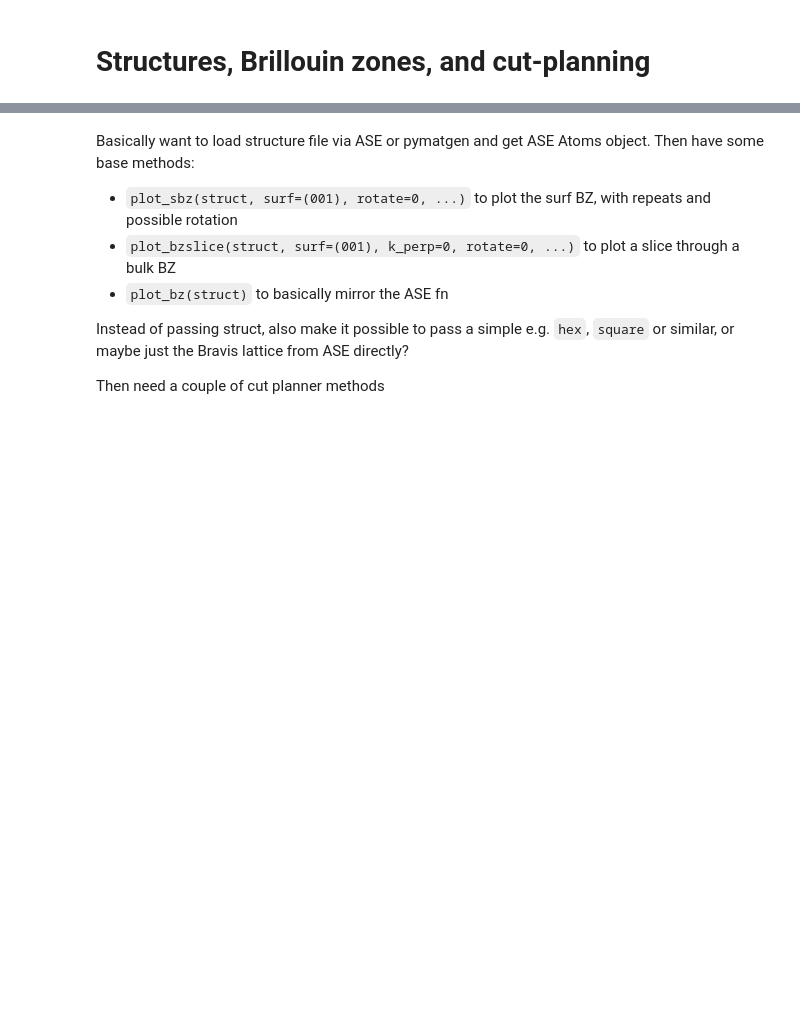
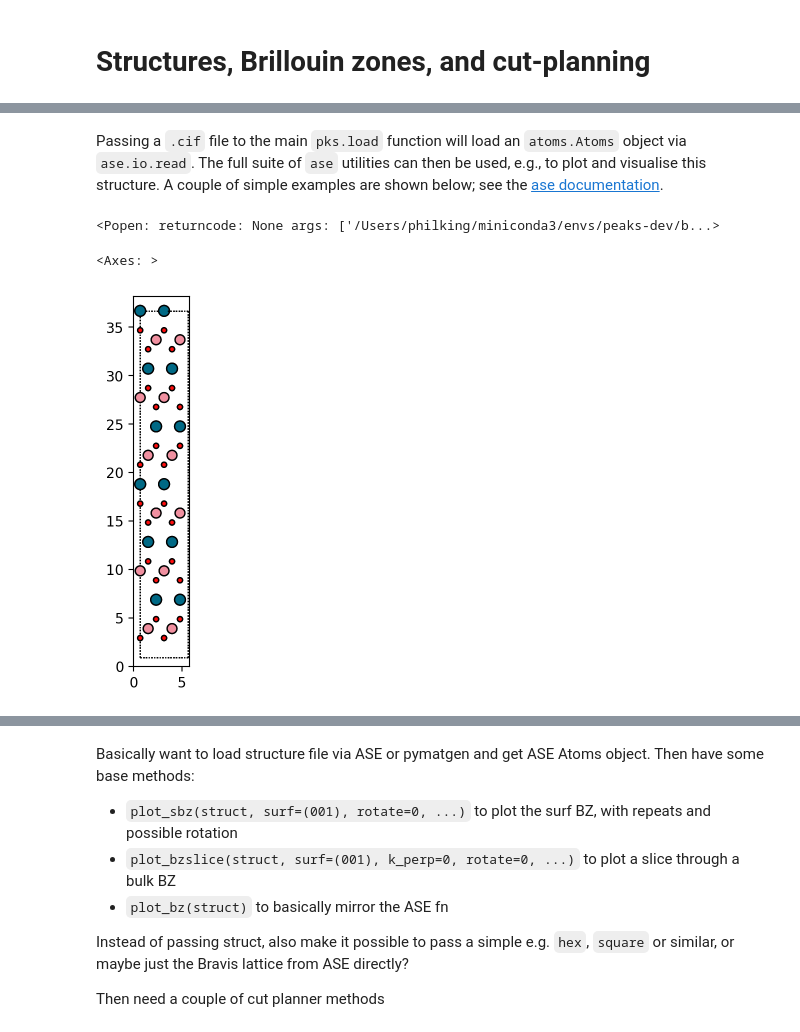
Before and after one commit to phrgab/peaks, a Jupyter notebook: tutorials/8_structure_BZs.ipynb, the cells around one changed output, grey strips where cells are left out. Drawn from its saved outputs; the diff is of its cells as text; code cells hidden in the pictures; blank space fills up the shorter version.

```diff
--- a/tutorials/8_structure_BZs.ipynb
+++ b/tutorials/8_structure_BZs.ipynb
@@ -19,5 +19,3 @@ xr.set_options(cmap_sequential='Purples', keep_attrs=True)
 
 # Set the default file path
 pks.opts.FileIO.path = os.getenv('PEAKS_EXAMPLE_DATA_PATH')
-# %%
-atoms = pks.load('RuO2.cif')
@@ -89,0 +31,17 @@ Atoms(symbols='C2', pbc=[True, True, False], cell=[[2.46, 0.0, 0.0], [-1.23, 2.1
+# %% [markdown]
+Passing a `.cif` file to the main `pks.load` function will load an `atoms.Atoms` object via `ase.io.read`. The full suite of `ase` utilities can then be used, e.g., to plot and visualise this structure. A couple of simple examples are shown below; see the [ase documentation](https://wiki.fysik.dtu.dk/ase/).
+# %%
+atoms = pks.load('PdCoO2.cif')
+#atoms = pks.load('/Users/philking/Downloads/1008659.cif')
+# %%
+# Interactive view of the sturcture
+view(atoms)
+# %% [output]
+<Popen: returncode: None args: ['/Users/philking/miniconda3/envs/peaks-dev/b...>
+# %%
+# Make a supercell and plot it
+scell = make_supercell(atoms, [[2, 0, 0], [0, 2, 0], [0, 0, 2]])
+plot_atoms(scell, radii=0.4, rotation='90x,90y,0z')
+# %% [output]
+<Axes: >
+[figure, added]
```
Also changed, not shown: parts of 74 cells of this notebook, 2 other files.
